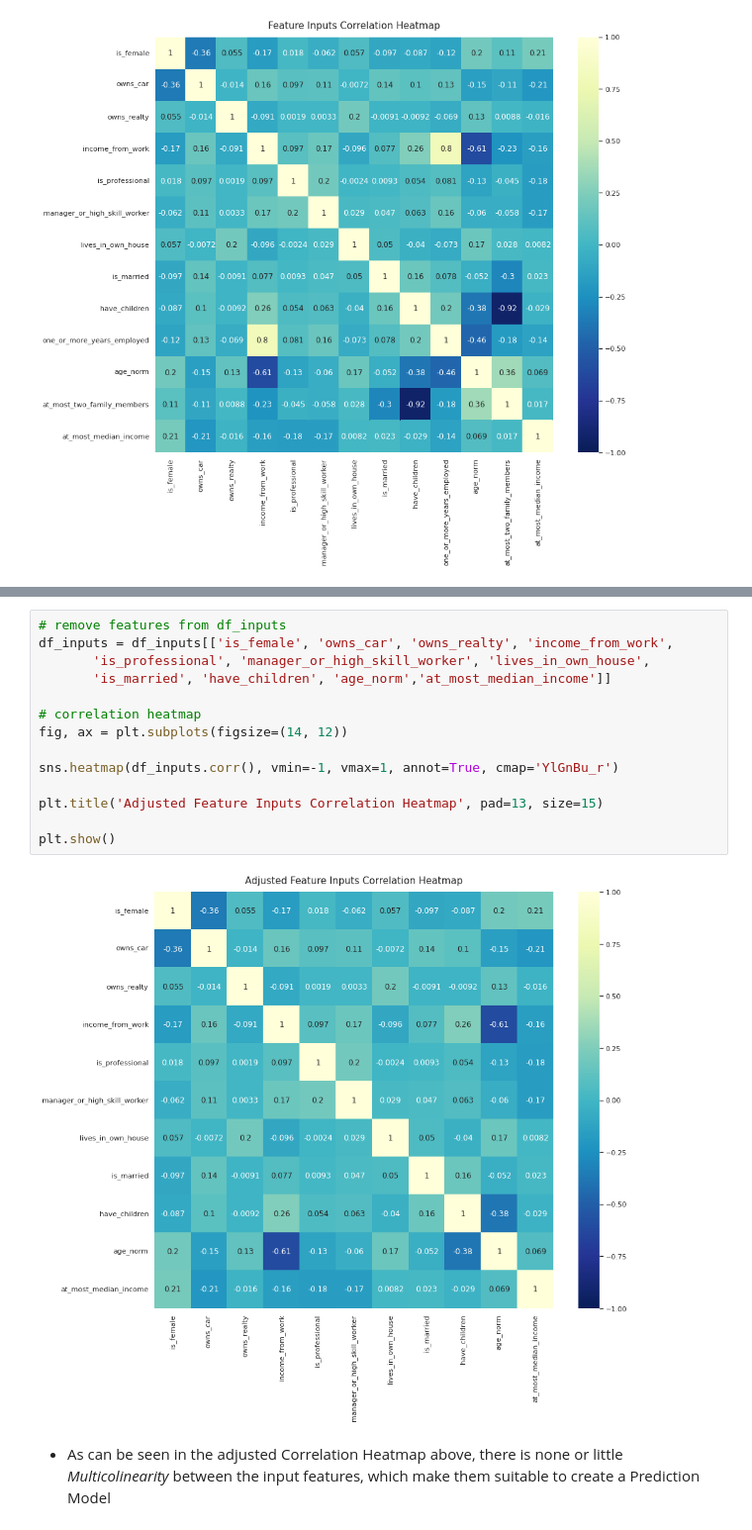
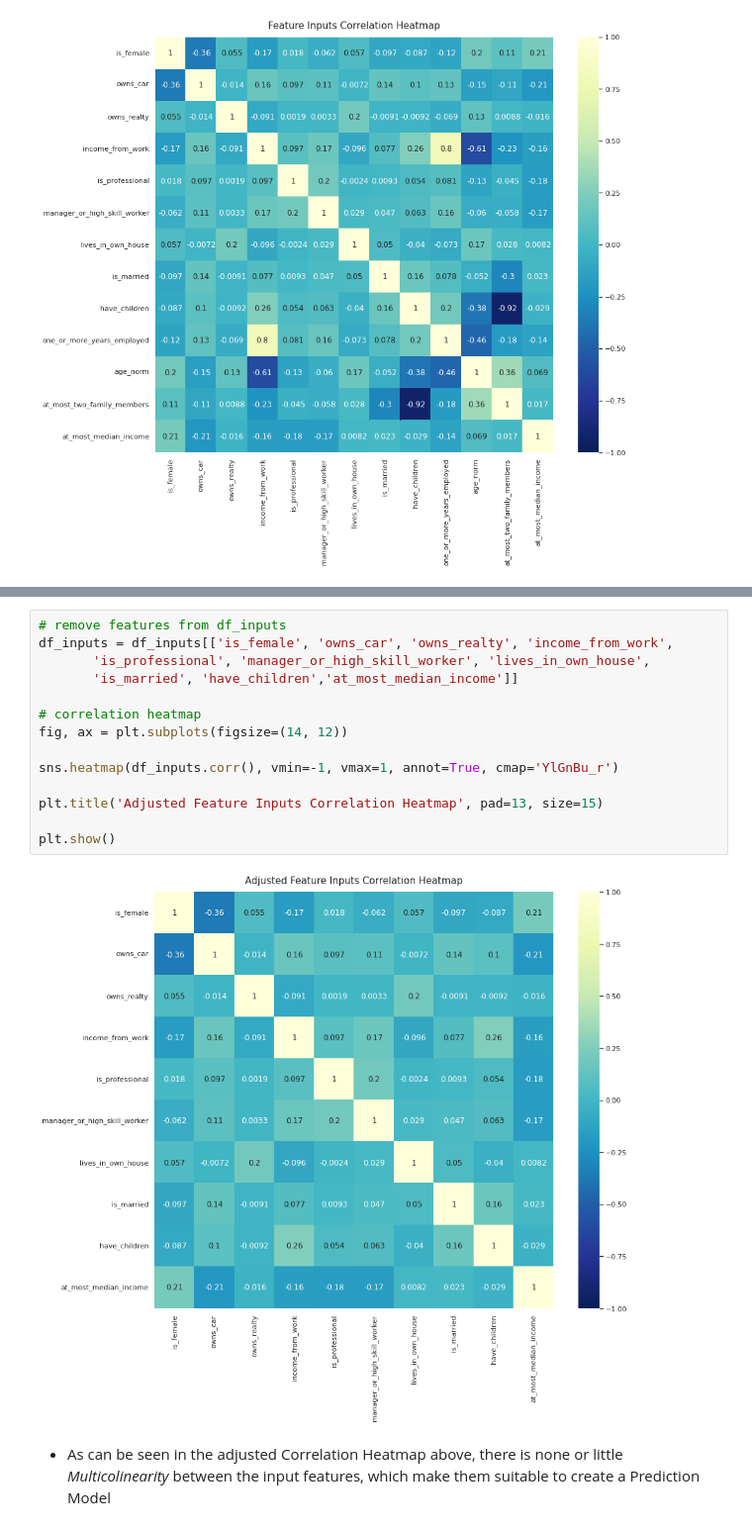
Before and after one commit to princeKike27/Credit-Card-Approval-Prediction, a Jupyter notebook: Credit_Car_Approval_Prediction.ipynb, the cells around one changed output, grey strips where cells are left out. Shown at 99% size. Cells and saved outputs as stored; diff of their text form.

```diff
--- a/Credit_Car_Approval_Prediction.ipynb
+++ b/Credit_Car_Approval_Prediction.ipynb
@@ -1865,19 +1869,19 @@ plt.show()
 # %%
 # remove features from df_inputs
 df_inputs = df_inputs[['is_female', 'owns_car', 'owns_realty', 'income_from_work',
        'is_professional', 'manager_or_high_skill_worker', 'lives_in_own_house',
-       'is_married', 'have_children', 'age_norm','at_most_median_income']]
+       'is_married', 'have_children','at_most_median_income']]
 
 # correlation heatmap
 fig, ax = plt.subplots(figsize=(14, 12))
 
 sns.heatmap(df_inputs.corr(), vmin=-1, vmax=1, annot=True, cmap='YlGnBu_r')
 
 plt.title('Adjusted Feature Inputs Correlation Heatmap', pad=13, size=15)
 
 plt.show()
 # %% [output]
-[figure, old version]
+[figure, new version]
 # %% [markdown]
 - As can be seen in the adjusted Correlation Heatmap above, there is none or little *Multicolinearity* between the input features, which make them suitable to create a Prediction Model
 # %%
```
Also changed, not shown: parts of 22 cells of this notebook.
